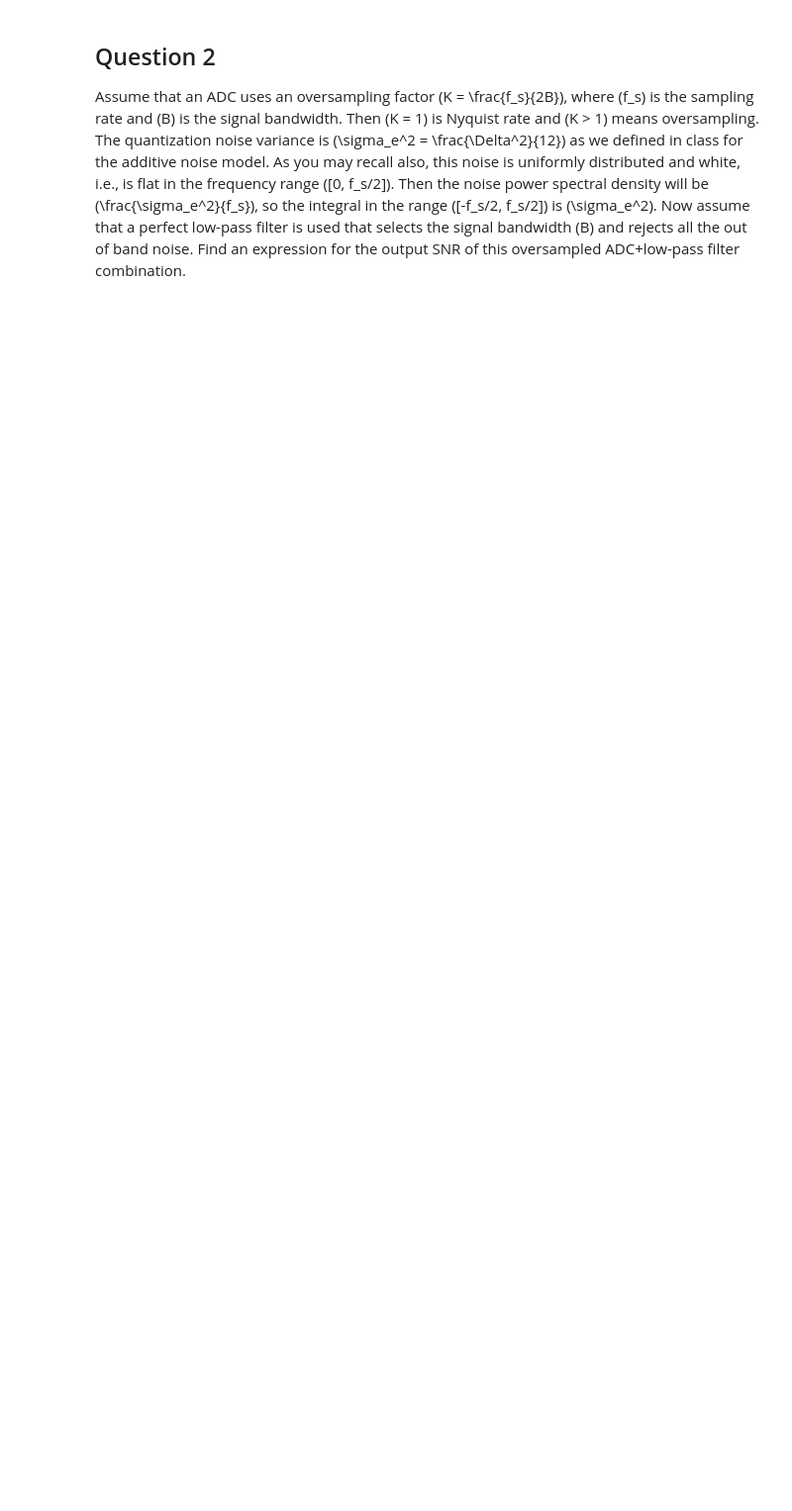
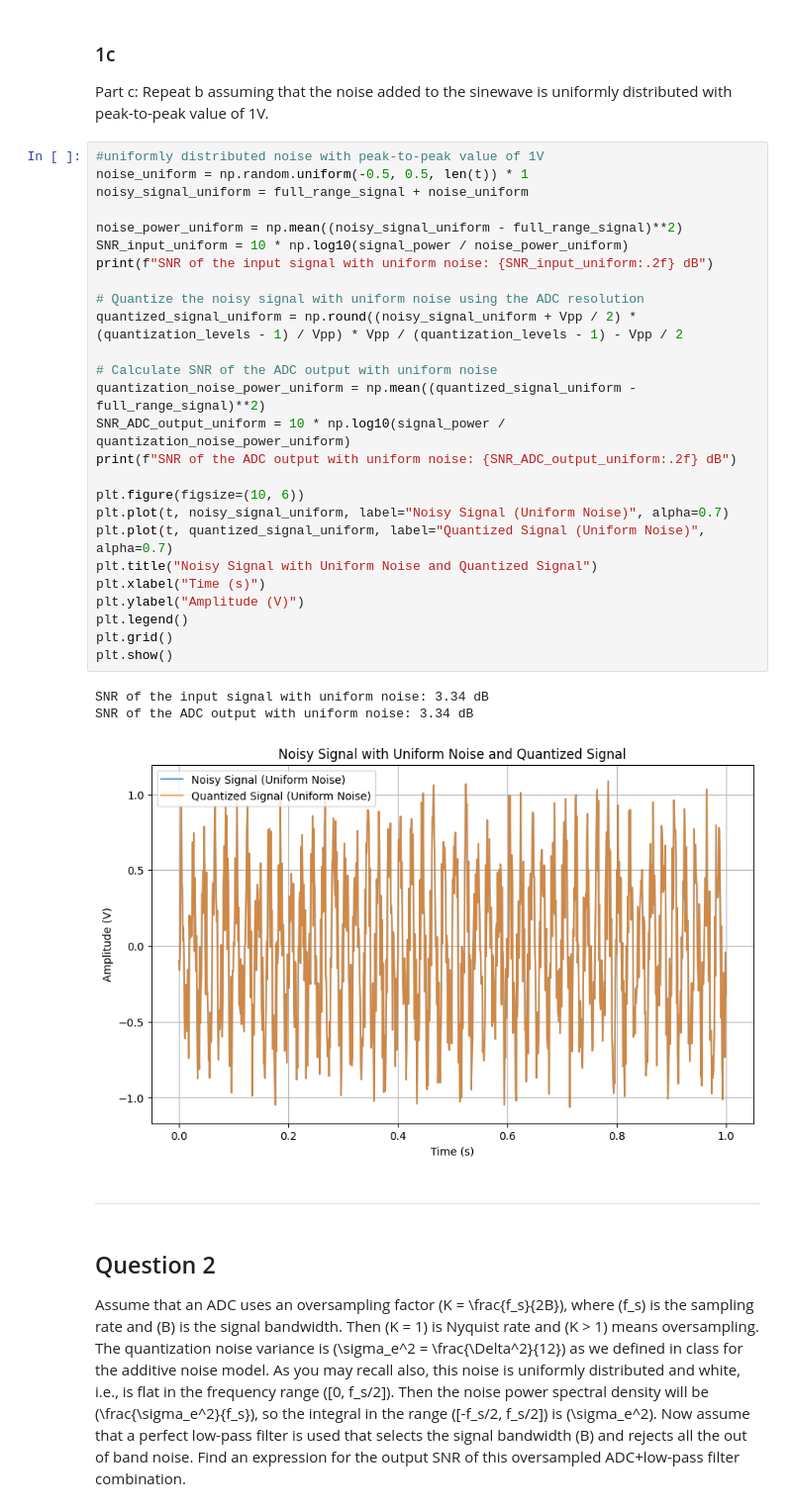
Before and after one commit to Sam-Bieberich/489, a Jupyter notebook: Lab/lab4.ipynb, the cells around one changed output. Shown at 99% size. Saved outputs shown, nothing was run; the diff lists cells and outputs as text; blank space fills up the shorter version.

```diff
--- a/Lab/lab4.ipynb
+++ b/Lab/lab4.ipynb
@@ -14,3 +80,39 @@ Part c: Repeat b assuming that the noise added to the sinewave is uniformly dist
+# %% [markdown]
+### 1c
+
+Part c: Repeat b assuming that the noise added to the sinewave is uniformly distributed with peak-to-peak value of 1V.
+# %%
+#uniformly distributed noise with peak-to-peak value of 1V
+noise_uniform = np.random.uniform(-0.5, 0.5, len(t)) * 1
+noisy_signal_uniform = full_range_signal + noise_uniform
+
+noise_power_uniform = np.mean((noisy_signal_uniform - full_range_signal)**2)
+SNR_input_uniform = 10 * np.log10(signal_power / noise_power_uniform)
+print(f"SNR of the input signal with uniform noise: {SNR_input_uniform:.2f} dB")
+
+# Quantize the noisy signal with uniform noise using the ADC resolution
+quantized_signal_uniform = np.round((noisy_signal_uniform + Vpp / 2) * (quantization_levels - 1) / Vpp) * Vpp / (quantization_levels - 1) - Vpp / 2
+
+# Calculate SNR of the ADC output with uniform noise
+quantization_noise_power_uniform = np.mean((quantized_signal_uniform - full_range_signal)**2)
+SNR_ADC_output_uniform = 10 * np.log10(signal_power / quantization_noise_power_uniform)
+print(f"SNR of the ADC output with uniform noise: {SNR_ADC_output_uniform:.2f} dB")
+
+plt.figure(figsize=(10, 6))
+plt.plot(t, noisy_signal_uniform, label="Noisy Signal (Uniform Noise)", alpha=0.7)
+plt.plot(t, quantized_signal_uniform, label="Quantized Signal (Uniform Noise)", alpha=0.7)
+plt.title("Noisy Signal with Uniform Noise and Quantized Signal")
+plt.xlabel("Time (s)")
+plt.ylabel("Amplitude (V)")
+plt.legend()
+plt.grid()
+plt.show()
+# %% [output]
+SNR of the input signal with uniform noise: 3.34 dB
+SNR of the ADC output with uniform noise: 3.34 dB
+[figure, added]
+# %% [markdown]
+------------------------------------
 # %% [markdown]
 ## Question 2
 
```
Also changed, not shown: parts of 28 cells of this notebook, 7 other files.
